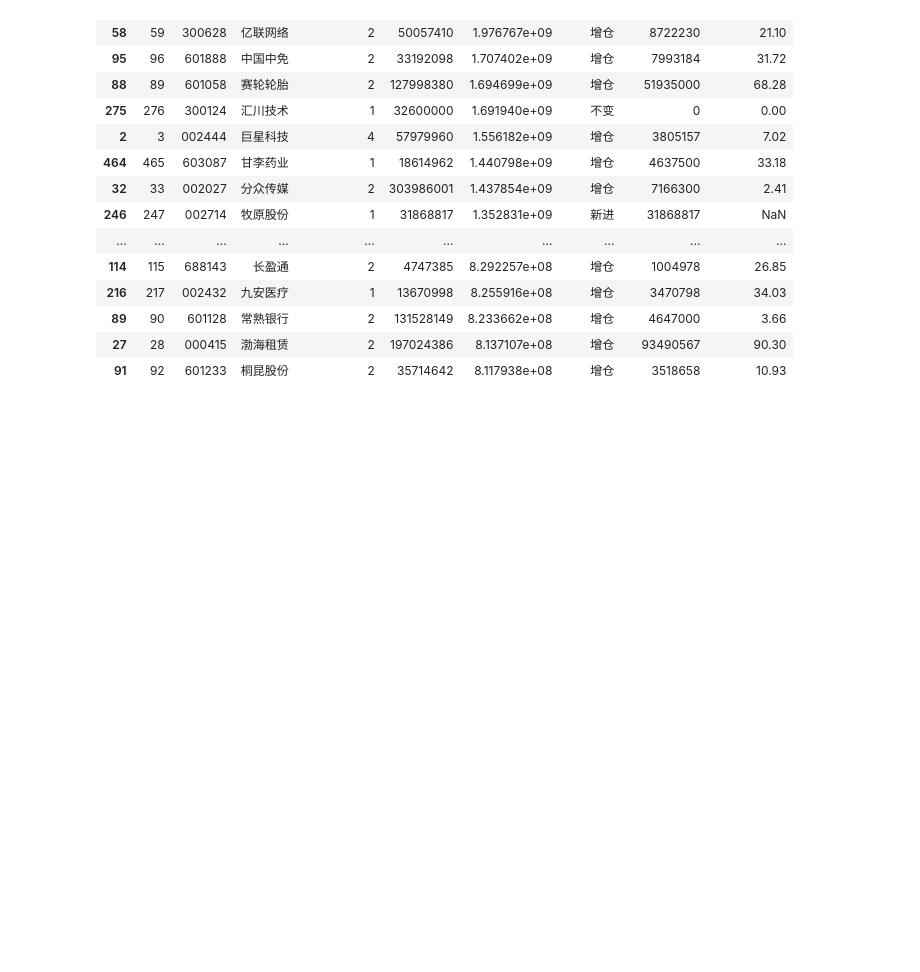
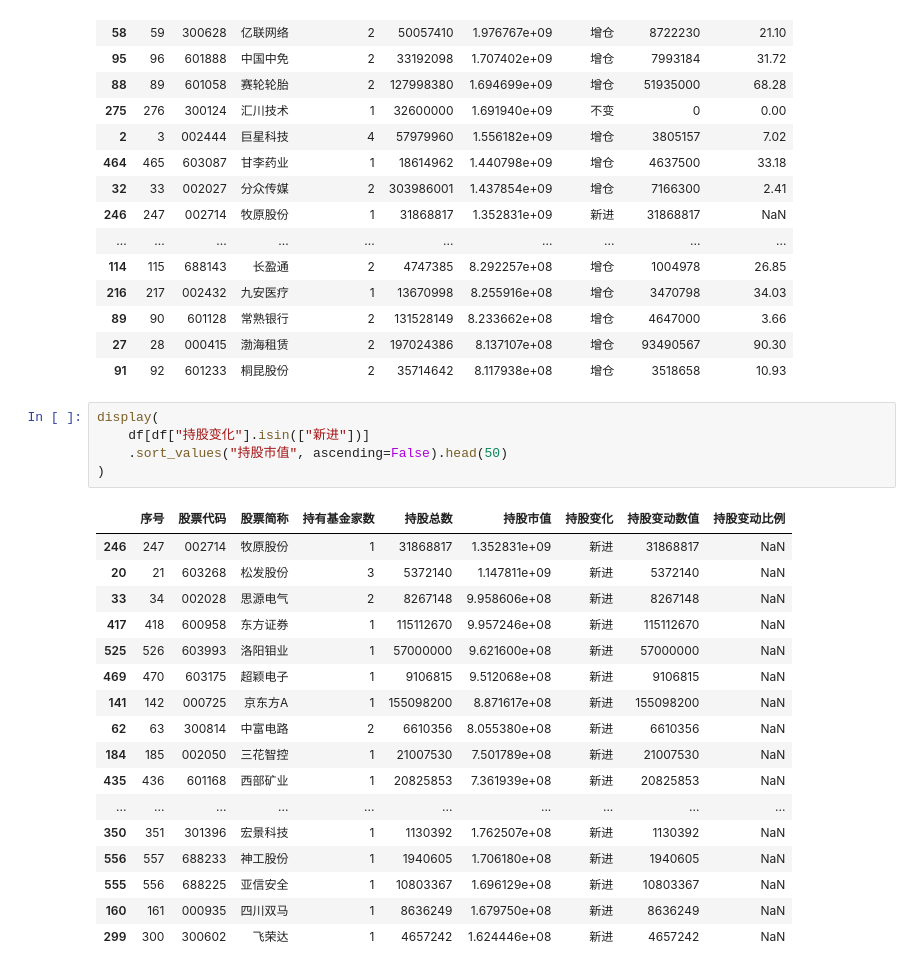
Before and after one commit to hangwang200/research_fin, a Jupyter notebook: test_ssf.ipynb, the cells around one changed output. Saved outputs shown, nothing was run; the diff lists cells and outputs as text; blank space fills up the shorter version.

```diff
--- a/test_ssf.ipynb
+++ b/test_ssf.ipynb
@@ -134,3 +134,26 @@ display(
 | 89 | 90 | 601128 | 常熟银行 | 2 | 131528149 | 8.233662e+08 | 增仓 | 4647000 | 3.66 |
 | 27 | 28 | 000415 | 渤海租赁 | 2 | 197024386 | 8.137107e+08 | 增仓 | 93490567 | 90.30 |
 | 91 | 92 | 601233 | 桐昆股份 | 2 | 35714642 | 8.117938e+08 | 增仓 | 3518658 | 10.93 |
+# %%
+display(
+    df[df["持股变化"].isin(["新进"])]
+    .sort_values("持股市值", ascending=False).head(50)
+)
+# %% [output]
+|  | 序号 | 股票代码 | 股票简称 | 持有基金家数 | 持股总数 | 持股市值 | 持股变化 | 持股变动数值 | 持股变动比例 |
+| 246 | 247 | 002714 | 牧原股份 | 1 | 31868817 | 1.352831e+09 | 新进 | 31868817 | NaN |
+| 20 | 21 | 603268 | 松发股份 | 3 | 5372140 | 1.147811e+09 | 新进 | 5372140 | NaN |
+| 33 | 34 | 002028 | 思源电气 | 2 | 8267148 | 9.958606e+08 | 新进 | 8267148 | NaN |
+| 417 | 418 | 600958 | 东方证券 | 1 | 115112670 | 9.957246e+08 | 新进 | 115112670 | NaN |
+| 525 | 526 | 603993 | 洛阳钼业 | 1 | 57000000 | 9.621600e+08 | 新进 | 57000000 | NaN |
+| 469 | 470 | 603175 | 超颖电子 | 1 | 9106815 | 9.512068e+08 | 新进 | 9106815 | NaN |
+| 141 | 142 | 000725 | 京东方A | 1 | 155098200 | 8.871617e+08 | 新进 | 155098200 | NaN |
+| 62 | 63 | 300814 | 中富电路 | 2 | 6610356 | 8.055380e+08 | 新进 | 6610356 | NaN |
+| 184 | 185 | 002050 | 三花智控 | 1 | 21007530 | 7.501789e+08 | 新进 | 21007530 | NaN |
+| 435 | 436 | 601168 | 西部矿业 | 1 | 20825853 | 7.361939e+08 | 新进 | 20825853 | NaN |
+| ... | ... | ... | ... | ... | ... | ... | ... | ... | ... |
+| 350 | 351 | 301396 | 宏景科技 | 1 | 1130392 | 1.762507e+08 | 新进 | 1130392 | NaN |
+| 556 | 557 | 688233 | 神工股份 | 1 | 1940605 | 1.706180e+08 | 新进 | 1940605 | NaN |
+| 555 | 556 | 688225 | 亚信安全 | 1 | 10803367 | 1.696129e+08 | 新进 | 10803367 | NaN |
+| 160 | 161 | 000935 | 四川双马 | 1 | 8636249 | 1.679750e+08 | 新进 | 8636249 | NaN |
+| 299 | 300 | 300602 | 飞荣达 | 1 | 4657242 | 1.624446e+08 | 新进 | 4657242 | NaN |
```
Also changed, not shown: parts of 2 cells of this notebook.
